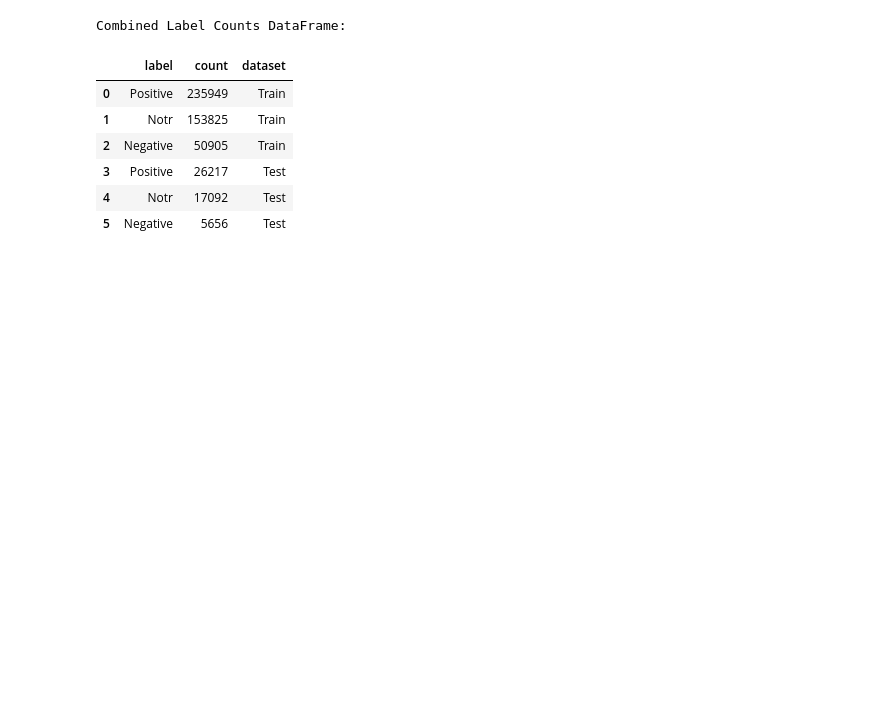
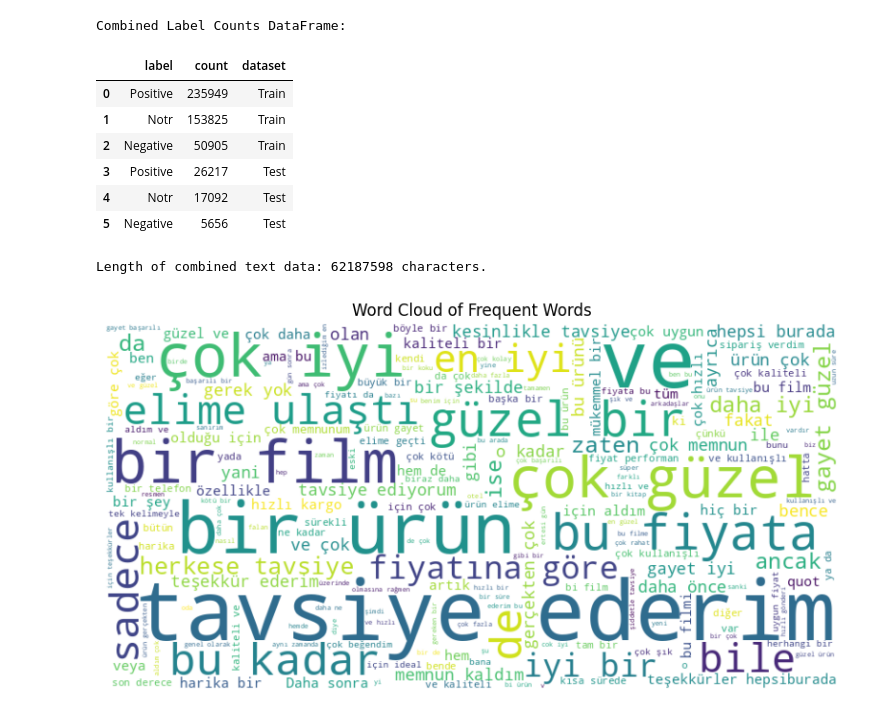
Before and after one commit to omerfcinoglu/Turkish_Sentiment_Analysis, a Jupyter notebook: Turkish_Sentiment_Analysis.ipynb, the cells around one changed output. Cells and saved outputs as stored; diff of their text form; code cells hidden in the pictures; blank space fills up the shorter version.

```diff
--- a/Turkish_Sentiment_Analysis.ipynb
+++ b/Turkish_Sentiment_Analysis.ipynb
@@ -11,0 +21,3 @@ import seaborn as sns
+# %%
+train_data_path = "/content/drive/MyDrive/TSA-Dataset/train.csv"
+test_data_path = "/content/drive/MyDrive/TSA-Dataset/test.csv"
@@ -67,3 +111,27 @@ Combined Label Counts DataFrame:
 | 3 | Positive | 26217 | Test |
 | 4 | Notr | 17092 | Test |
 | 5 | Negative | 5656 | Test |
+# %%
+df = pd.read_csv(train_data_path)
+
+if 'Tweet' in df.columns:
+    text_data = ' '.join(df['Tweet'].astype(str).tolist())
+elif 'text' in df.columns:
+    text_data = ' '.join(df['text'].astype(str).tolist())
+else:
+    print("Could not find a common text column like 'Tweet' or 'text'. Please specify the text column name.")
+    text_data = "This is a sample text to generate a word cloud if no specific text column is found. Word cloud generation helps visualize word frequency in a corpus of text. Frequent words appear larger."
+
+print(f"Length of combined text data: {len(text_data)} characters.")
+# %% [output]
+Length of combined text data: 62187598 characters.
+# %%
+wordcloud = WordCloud(width=800, height=400, background_color='white').generate(text_data)
+
+plt.figure(figsize=(10, 5))
+plt.imshow(wordcloud, interpolation='bilinear')
+plt.axis('off') # Do not show axes
+plt.title('Word Cloud of Frequent Words')
+plt.show()
+# %% [output]
+[figure, added]
```
Also changed, not shown: parts of 17 cells of this notebook.
